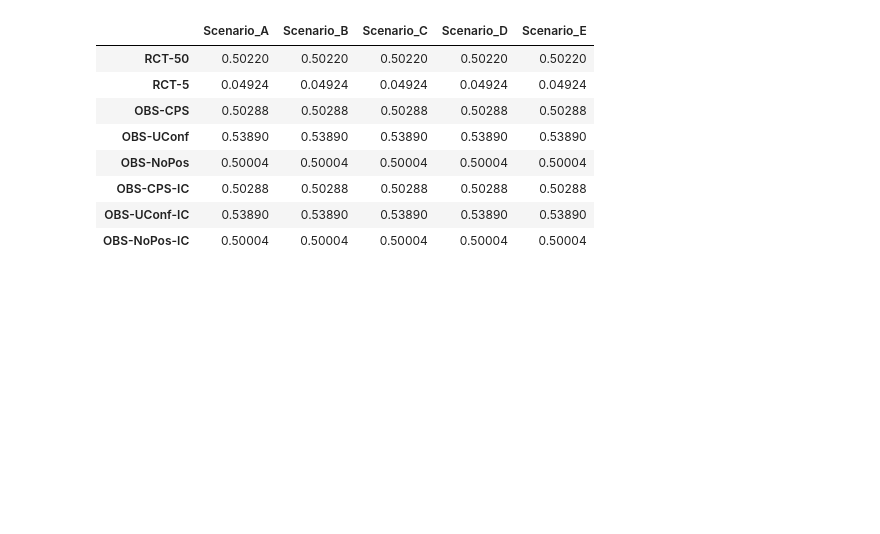
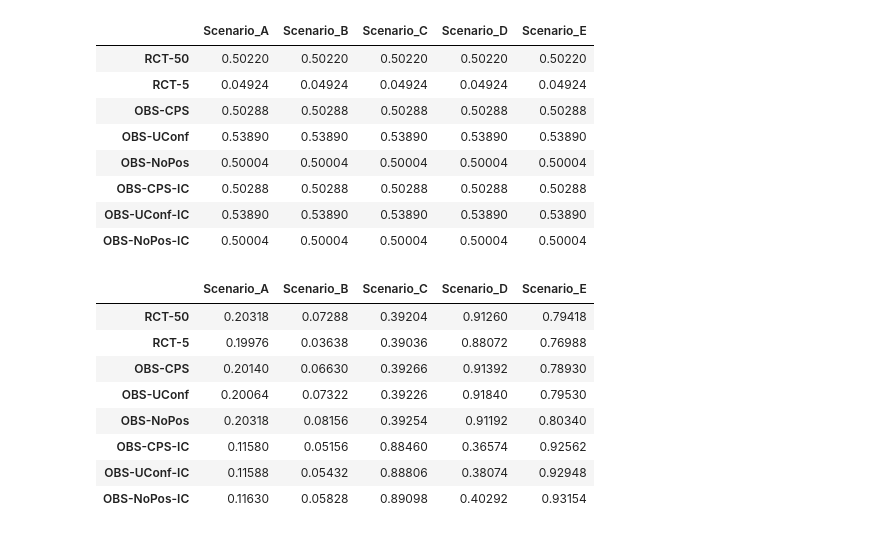
Before and after one commit to Shahriarnz14/SurvHTE-Benchmark, a Jupyter notebook: data/synthetic/generate_synthetic_data.ipynb, the cells around one changed output. Drawn from its saved outputs; the diff is of its cells as text; code cells hidden in the pictures; blank space fills up the shorter version.

```diff
--- a/data/synthetic/generate_synthetic_data.ipynb
+++ b/data/synthetic/generate_synthetic_data.ipynb
@@ -334,6 +239,32 @@ treatment_rate_df
 | OBS-CPS-IC | 0.50288 | 0.50288 | 0.50288 | 0.50288 | 0.50288 |
 | OBS-UConf-IC | 0.53890 | 0.53890 | 0.53890 | 0.53890 | 0.53890 |
 | OBS-NoPos-IC | 0.50004 | 0.50004 | 0.50004 | 0.50004 | 0.50004 |
+# %%
+a = np.zeros((8,5))
+causal_configs = list(experiment_setups.keys())
+survival_scenarios = list(experiment_setups['RCT-50'].keys())
+
+# print(causal_configs)
+# print(survival_scenarios)
+for c, causal_config in enumerate(causal_configs):
+    for s, survival_scenario in enumerate(survival_scenarios):
+        ate_true = experiment_setups[causal_config][survival_scenario]['summary']['censoring_rate']
+        a[c, s] = ate_true
+
+censoring_rate = pd.DataFrame(a)
+censoring_rate.index = causal_configs
+censoring_rate.columns = survival_scenarios
+censoring_rate
+# %% [output]
+|  | Scenario_A | Scenario_B | Scenario_C | Scenario_D | Scenario_E |
+| RCT-50 | 0.20318 | 0.07288 | 0.39204 | 0.91260 | 0.79418 |
+| RCT-5 | 0.19976 | 0.03638 | 0.39036 | 0.88072 | 0.76988 |
+| OBS-CPS | 0.20140 | 0.06630 | 0.39266 | 0.91392 | 0.78930 |
+| OBS-UConf | 0.20064 | 0.07322 | 0.39226 | 0.91840 | 0.79530 |
+| OBS-NoPos | 0.20318 | 0.08156 | 0.39254 | 0.91192 | 0.80340 |
+| OBS-CPS-IC | 0.11580 | 0.05156 | 0.88460 | 0.36574 | 0.92562 |
+| OBS-UConf-IC | 0.11588 | 0.05432 | 0.88806 | 0.38074 | 0.92948 |
+| OBS-NoPos-IC | 0.11630 | 0.05828 | 0.89098 | 0.40292 | 0.93154 |
 # %%
 experiment_setups[causal_config][survival_scenario]['dataset']
 # %% [output]
```
Also changed, not shown: parts of 13 cells of this notebook, 1 other file.
